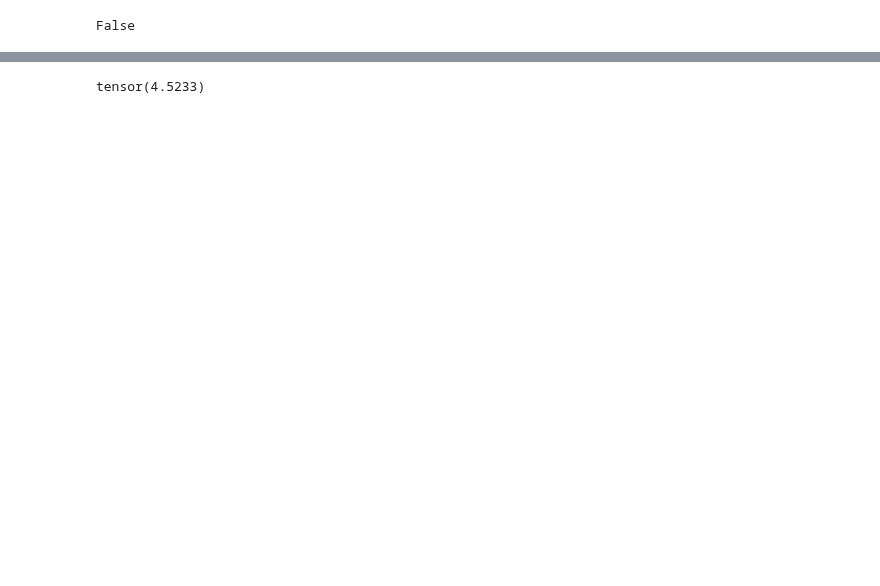
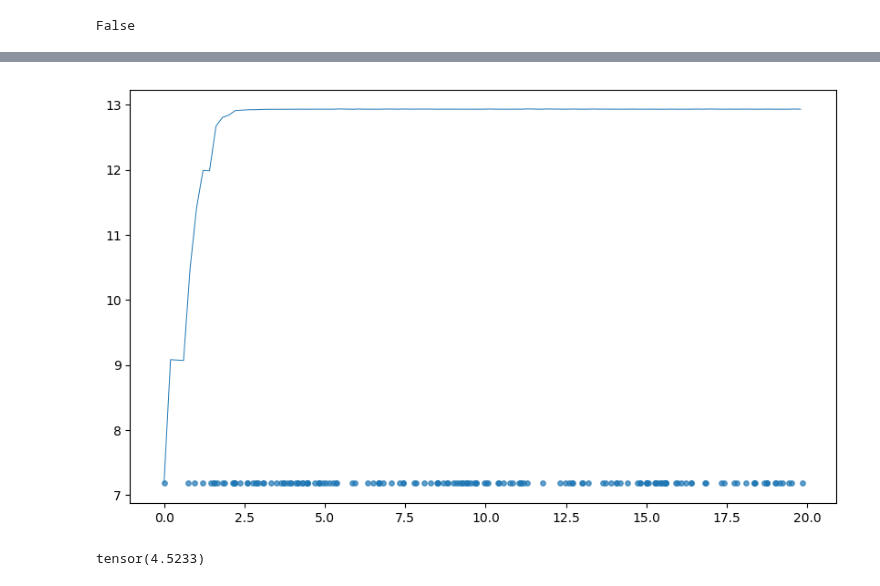
Before and after one commit to Deeptradingfx/point-process-nets, a Jupyter notebook: notebooks/neura.ipynb, the cells around one changed output, grey strips where cells are left out. Saved outputs shown, nothing was run; the diff lists cells and outputs as text; code cells hidden in the pictures; blank space fills up the shorter version.

```diff
--- a/notebooks/neura.ipynb
+++ b/notebooks/neura.ipynb
@@ -274,3 +285,31 @@ neural_gen.hidden_hist
+# %%
+def plot_intensity_for_seq():
+    sequence = neural_gen.sequence_
+    hidden_hist = neural_gen.hidden_hist
+    tls = np.linspace(0, tmax, 100)[:-1]
+    interv_counter = 0
+    y_vals = np.zeros_like(tls)
+    for i in range(len(tls)):
+        t = tls[i]
+        while t > sequence[interv_counter]:
+            interv_counter += 1
+        c_t = hidden_hist[interv_counter]['cell']
+        c_target = hidden_hist[interv_counter]['cell_target']
+        output = hidden_hist[interv_counter]['output']
+        decay = hidden_hist[interv_counter]['cell_decay']
+        hidden_t = output * torch.tanh(
+            c_target + (c_t - c_target)*torch.exp(-decay*(t - sequence[interv_counter]))
+        )
+        with torch.no_grad():
+            y_vals[i] = nhlstm.activation(nhlstm.w_alpha(hidden_t)).item()
+
+    plt.figure(figsize=(10,6), dpi=100)
+    plt.plot(tls, y_vals, linewidth=0.7)
+    plt.scatter(sequence, y_vals.min()+ np.zeros_like(sequence), s=15, alpha=0.7)
+# %%
+plot_intensity_for_seq()
+# %% [output]
+[figure, added]
 # %%
 x.dot(x)
 # %% [output]
```
Also changed, not shown: parts of 8 cells of this notebook, 1 other file.
